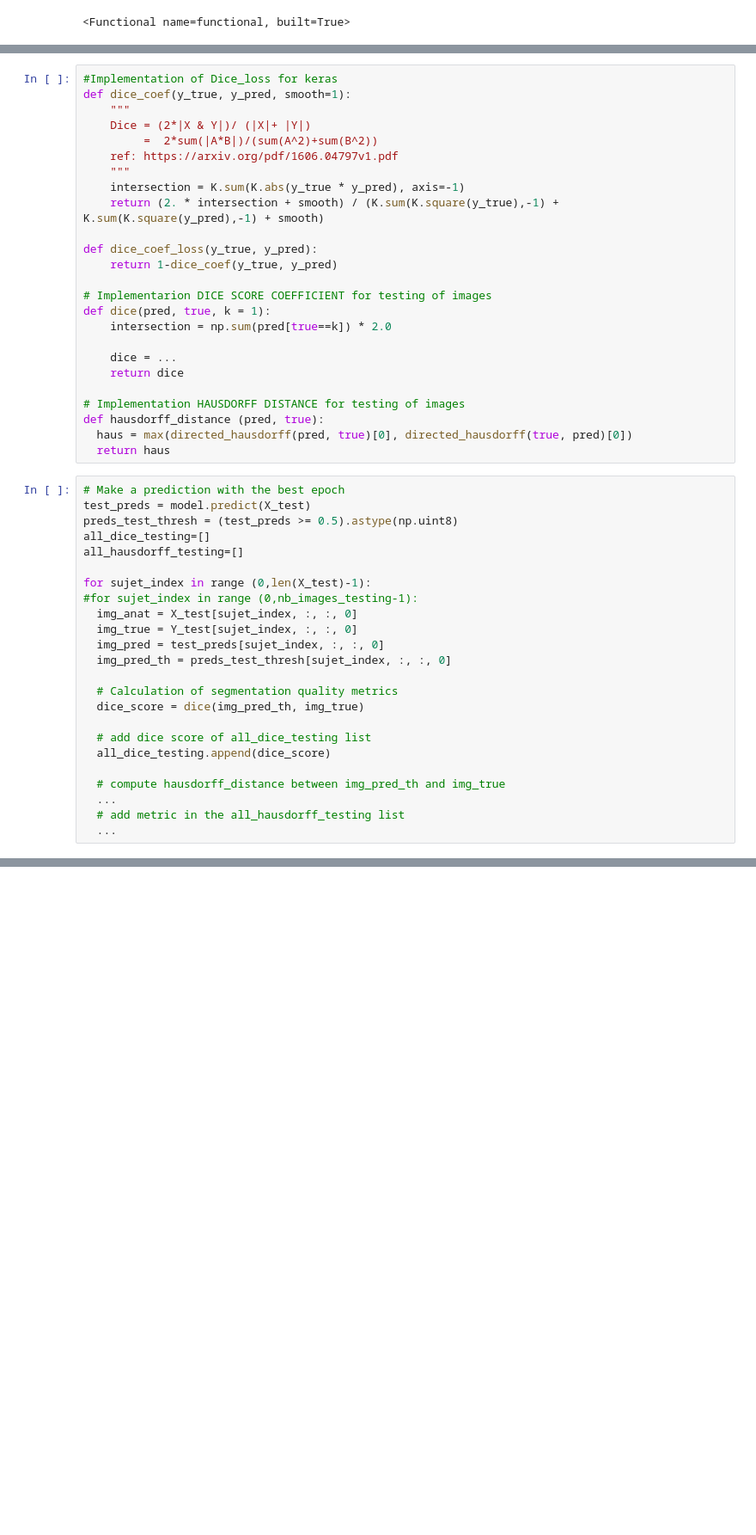
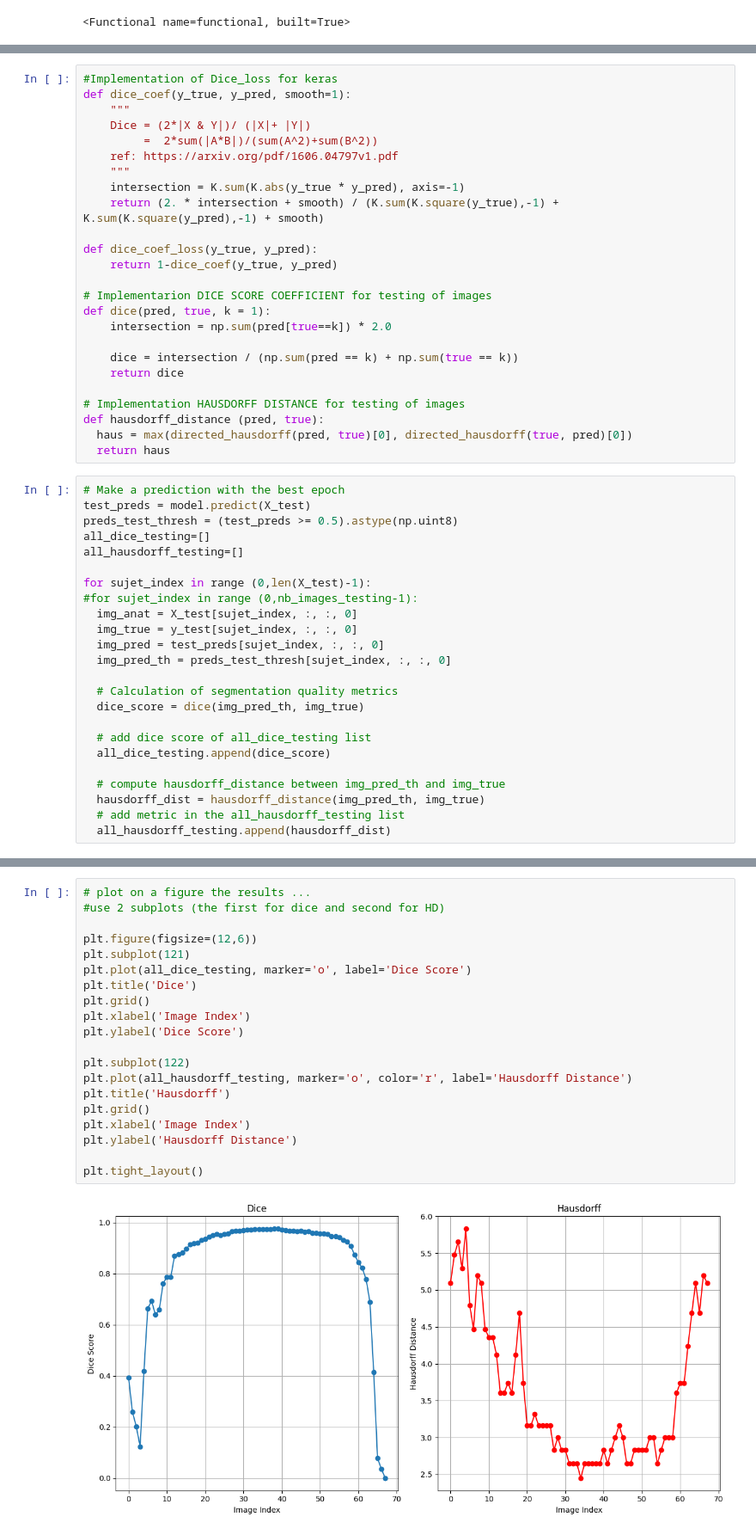
Before and after one commit to JalilBNH/M2TSI, a Jupyter notebook: initiation_segm/TP_Brainmask_seg_with_Unet.ipynb, the cells around one changed output, grey strips where cells are left out. Shown at 86% size. Saved outputs shown, nothing was run; the diff lists cells and outputs as text; blank space fills up the shorter version.

```diff
--- a/initiation_segm/TP_Brainmask_seg_with_Unet.ipynb
+++ b/initiation_segm/TP_Brainmask_seg_with_Unet.ipynb
@@ -360,7 +431,7 @@ def dice_coef_loss(y_true, y_pred):
 def dice(pred, true, k = 1):
     intersection = np.sum(pred[true==k]) * 2.0
 
-    dice = ...
+    dice = intersection / (np.sum(pred == k) + np.sum(true == k))
     return dice
 
 # Implementation HAUSDORFF DISTANCE for testing of images
@@ -377,7 +448,7 @@ all_hausdorff_testing=[]
 for sujet_index in range (0,len(X_test)-1):
 #for sujet_index in range (0,nb_images_testing-1):
   img_anat = X_test[sujet_index, :, :, 0]
-  img_true = Y_test[sujet_index, :, :, 0]
+  img_true = y_test[sujet_index, :, :, 0]
   img_pred = test_preds[sujet_index, :, :, 0]
   img_pred_th = preds_test_thresh[sujet_index, :, :, 0]
 
@@ -388,7 +459,7 @@ for sujet_index in range (0,len(X_test)-1):
   all_dice_testing.append(dice_score)
 
   # compute hausdorff_distance between img_pred_th and img_true
-  ...
+  hausdorff_dist = hausdorff_distance(img_pred_th, img_true)
   # add metric in the all_hausdorff_testing list
-  ...
+  all_hausdorff_testing.append(hausdorff_dist)
 # %% [output]
@@ -400,0 +467,22 @@ for sujet_index in range (0,len(X_test)-1):
+# %%
+# plot on a figure the results ...
+#use 2 subplots (the first for dice and second for HD)
+
+plt.figure(figsize=(12,6))
+plt.subplot(121)
+plt.plot(all_dice_testing, marker='o', label='Dice Score')
+plt.title('Dice')
+plt.grid()
+plt.xlabel('Image Index')
+plt.ylabel('Dice Score')
+
+plt.subplot(122)
+plt.plot(all_hausdorff_testing, marker='o', color='r', label='Hausdorff Distance')
+plt.title('Hausdorff')
+plt.grid()
+plt.xlabel('Image Index')
+plt.ylabel('Hausdorff Distance')
+
+plt.tight_layout()
+# %% [output]
+[figure, added]
```
Also changed, not shown: parts of 42 cells of this notebook.
